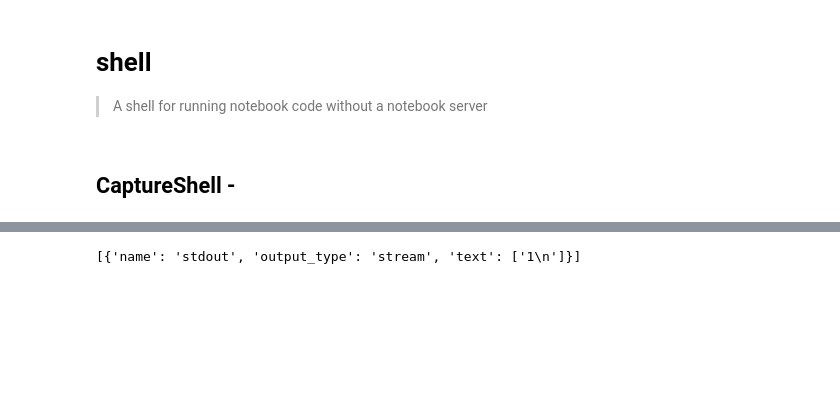
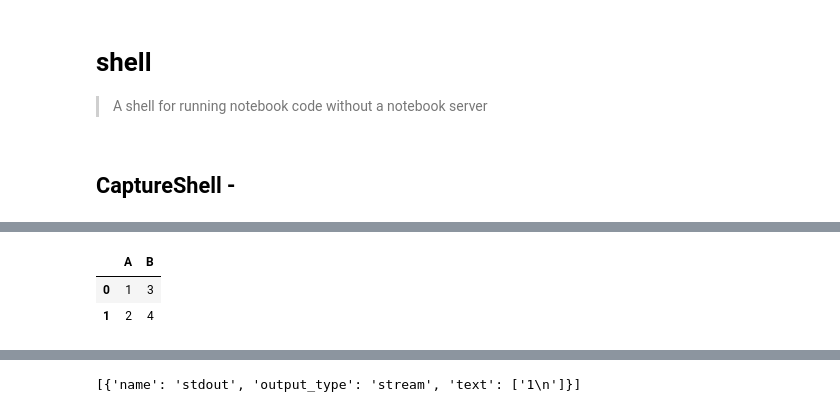
Before and after one commit to fastai/execnb, a Jupyter notebook: nbs/02_shell.ipynb, the cells around one changed output, grey strips where cells are left out. Drawn from its saved outputs; the diff is of its cells as text; code cells hidden in the pictures; blank space fills up the shorter version.

```diff
--- a/nbs/02_shell.ipynb
+++ b/nbs/02_shell.ipynb
@@ -139,0 +168,5 @@ s = CaptureShell()
+# %%
+o = s.run_cell('''
+import pandas as pd
+pd.DataFrame({'A': [1, 2], 'B': [3, 4]})''')
+o
@@ -139,0 +186,6 @@ s = CaptureShell()
+# %%
+o.result.result
+# %% [output]
+|  | A | B |
+| 0 | 1 | 3 |
+| 1 | 2 | 4 |
```
Also changed, not shown: parts of 42 cells of this notebook, 4 other files.
